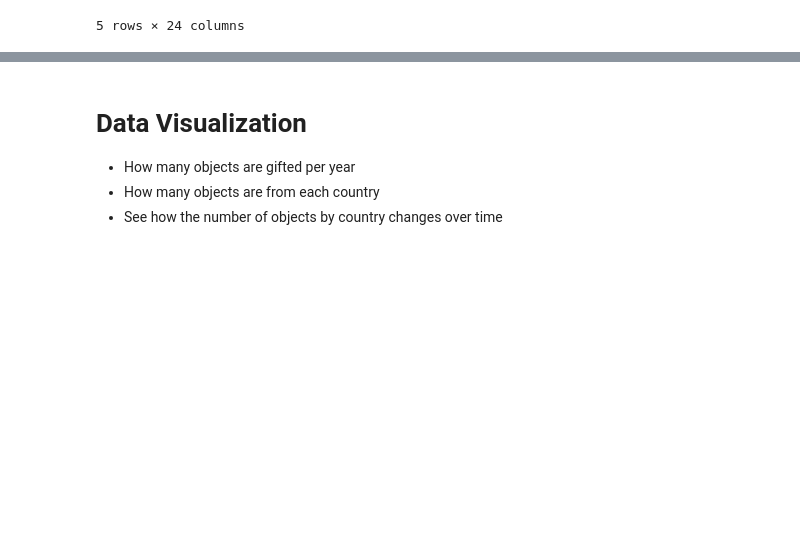
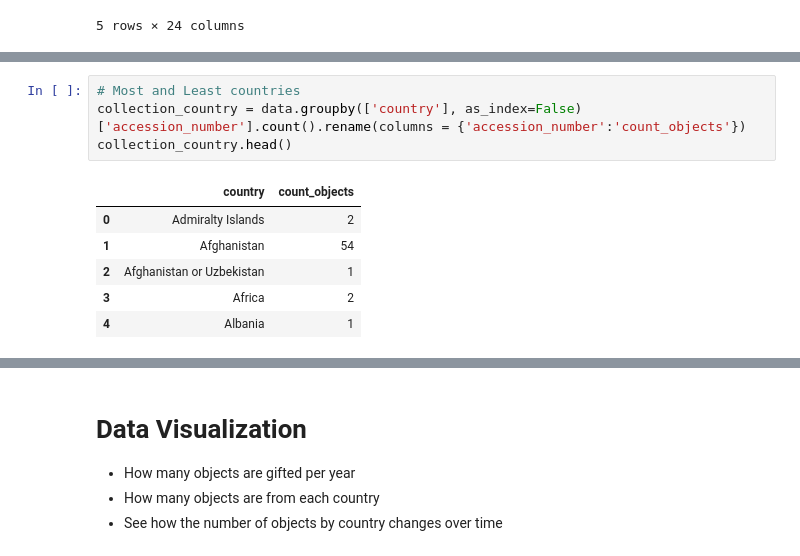
Before and after one commit to jackrapp/collection_map, a Jupyter notebook: collection_visualization.ipynb, the cells around one changed output, grey strips where cells are left out. Saved outputs shown, nothing was run; the diff lists cells and outputs as text; blank space fills up the shorter version.

```diff
--- a/collection_visualization.ipynb
+++ b/collection_visualization.ipynb
@@ -18,0 +26,11 @@ data.head()
+# %%
+# Most and Least countries
+collection_country = data.groupby(['country'], as_index=False)['accession_number'].count().rename(columns = {'accession_number':'count_objects'})
+collection_country.head()
+# %% [output]
+|  | country | count_objects |
+| 0 | Admiralty Islands | 2 |
+| 1 | Afghanistan | 54 |
+| 2 | Afghanistan or Uzbekistan | 1 |
+| 3 | Africa | 2 |
+| 4 | Albania | 1 |
```
Also changed, not shown: parts of 10 cells of this notebook.
